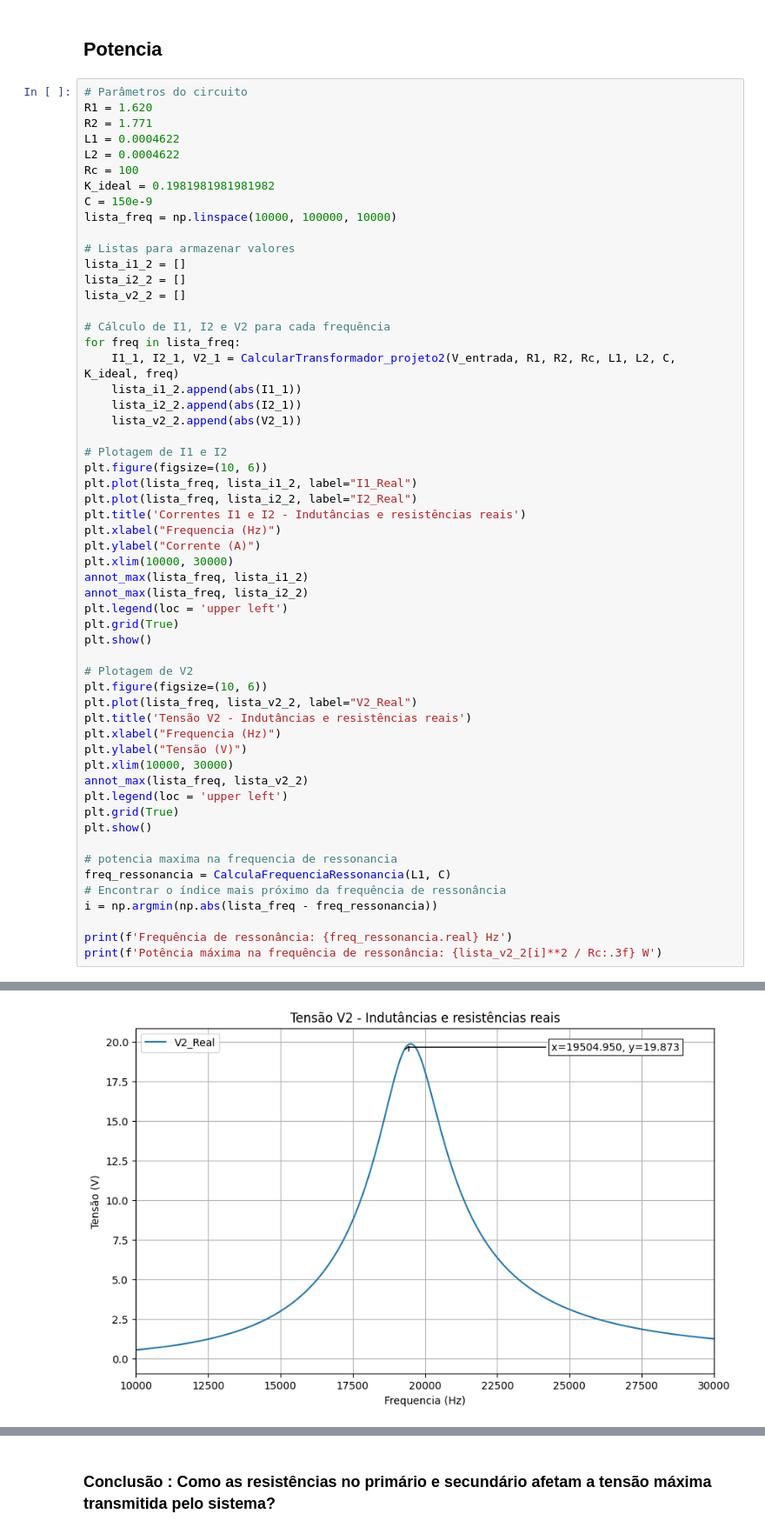
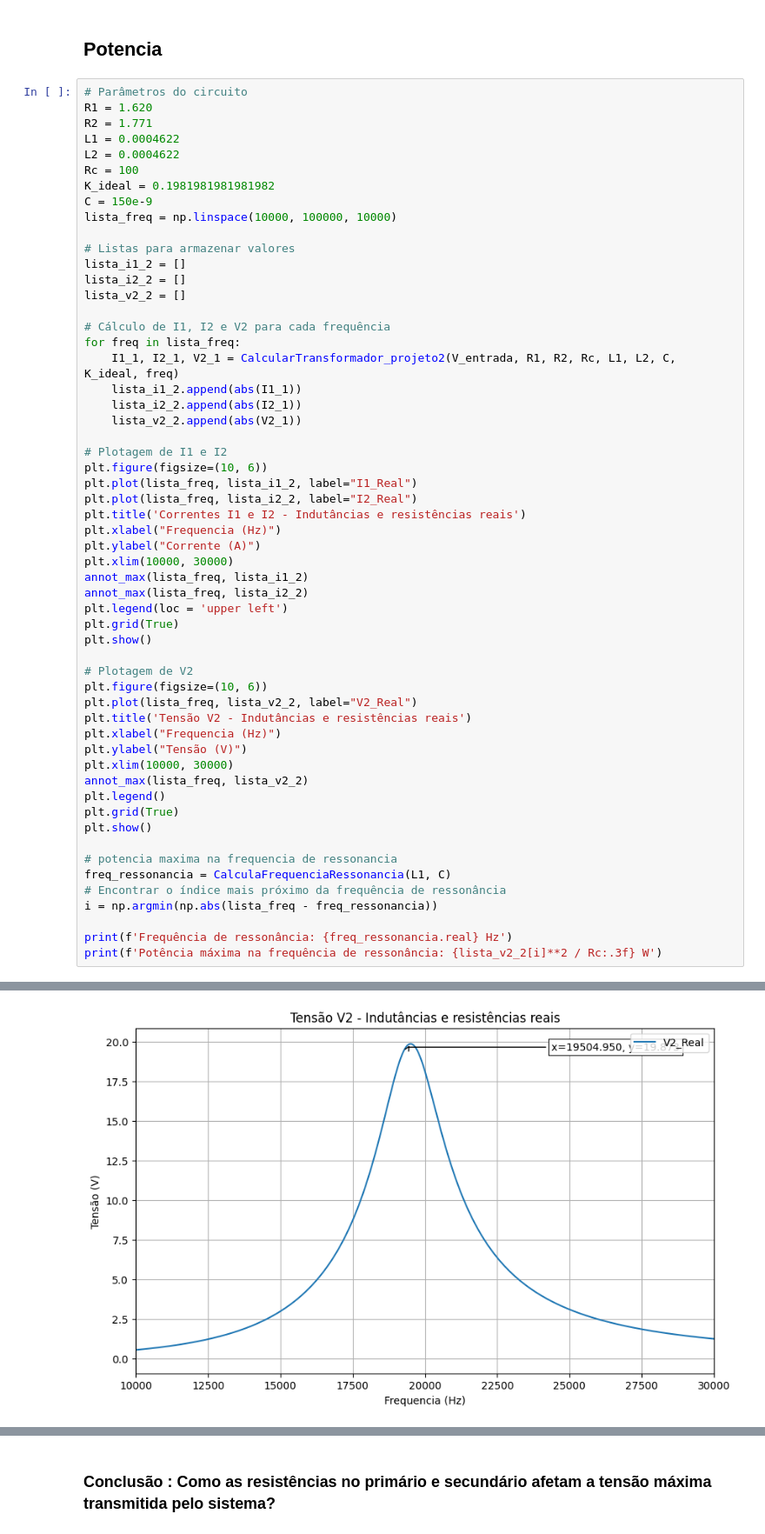
Before and after one commit to gustavoeso/Projeto_mag_2023.2, a Jupyter notebook: projeto.ipynb, the cells around one changed output, grey strips where cells are left out. Shown at 87% size. Saved outputs shown, nothing was run; the diff lists cells and outputs as text.

```diff
--- a/projeto.ipynb
+++ b/projeto.ipynb
@@ -468,35 +468,35 @@ plt.plot(lista_freq, lista_i2_2, label="I2_Real")
 plt.title('Correntes I1 e I2 - Indutâncias e resistências reais')
 plt.xlabel("Frequencia (Hz)")
 plt.ylabel("Corrente (A)")
 plt.xlim(10000, 30000)
 annot_max(lista_freq, lista_i1_2)
 annot_max(lista_freq, lista_i2_2)
 plt.legend(loc = 'upper left')
 plt.grid(True)
 plt.show()
 
 # Plotagem de V2
 plt.figure(figsize=(10, 6))
 plt.plot(lista_freq, lista_v2_2, label="V2_Real")
 plt.title('Tensão V2 - Indutâncias e resistências reais')
 plt.xlabel("Frequencia (Hz)")
 plt.ylabel("Tensão (V)")
 plt.xlim(10000, 30000)
 annot_max(lista_freq, lista_v2_2)
-plt.legend(loc = 'upper left')
+plt.legend()
 plt.grid(True)
 plt.show()
 
 # potencia maxima na frequencia de ressonancia
 freq_ressonancia = CalculaFrequenciaRessonancia(L1, C)
 # Encontrar o índice mais próximo da frequência de ressonância
 i = np.argmin(np.abs(lista_freq - freq_ressonancia))
 
 print(f'Frequência de ressonância: {freq_ressonancia.real} Hz')
 print(f'Potência máxima na frequência de ressonância: {lista_v2_2[i]**2 / Rc:.3f} W')
 # %% [output]
 [figure]
-[figure, old version]
+[figure, new version]
 Frequência de ressonância: 19114.349889781566 Hz
 Potência máxima na frequência de ressonância: 3.511 W
 # %% [markdown]
```
Also changed, not shown: parts of 1 cell of this notebook.
